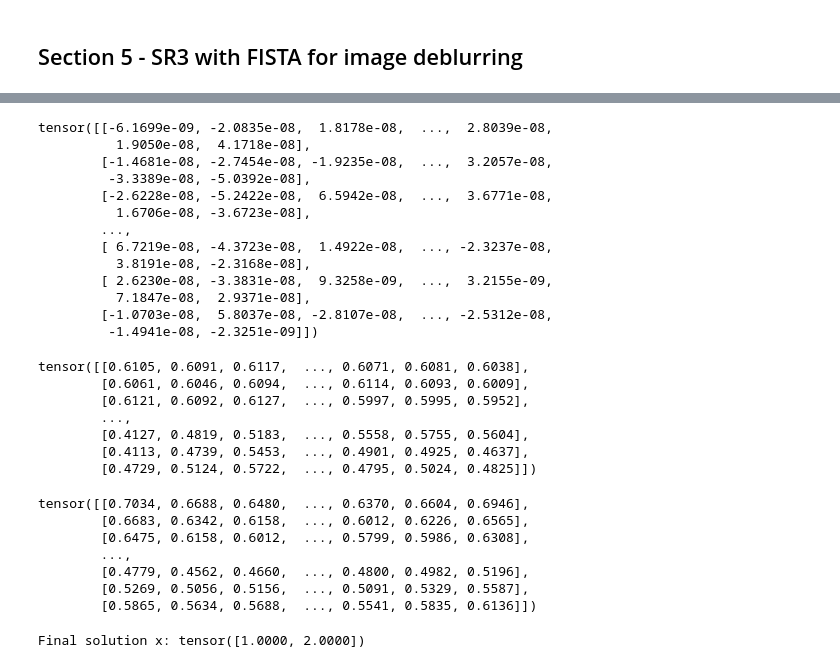
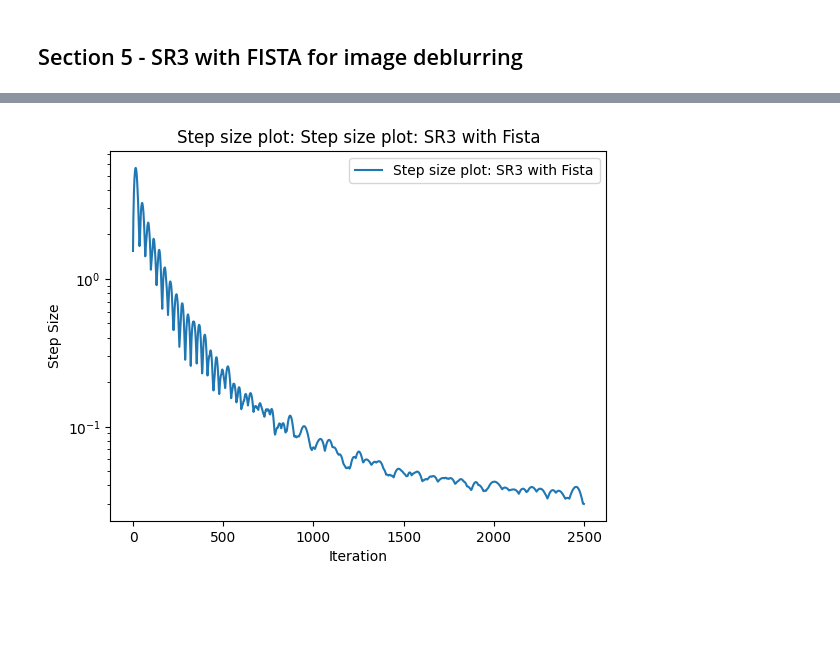
Before and after one commit to abjohnson117/Image-Deblur-SR3, a Jupyter notebook: sr3_attempts.ipynb, the cells around one changed output, grey strips where cells are left out. Saved outputs shown, nothing was run; the diff lists cells and outputs as text; code cells hidden in the pictures; blank space fills up the shorter version.

```diff
--- a/sr3_attempts.ipynb
+++ b/sr3_attempts.ipynb
@@ -427,36 +435,0 @@ FISTA_plot(w,m,"Deblurred image: SR3")
-# %%
-w.view(m,m)
-# %% [output]
-tensor([[-6.1699e-09, -2.0835e-08,  1.8178e-08,  ...,  2.8039e-08,
-          1.9050e-08,  4.1718e-08],
-        [-1.4681e-08, -2.7454e-08, -1.9235e-08,  ...,  3.2057e-08,
-         -3.3389e-08, -5.0392e-08],
-        [-2.6228e-08, -5.2422e-08,  6.5942e-08,  ...,  3.6771e-08,
-          1.6706e-08, -3.6723e-08],
-        ...,
-        [ 6.7219e-08, -4.3723e-08,  1.4922e-08,  ..., -2.3237e-08,
-          3.8191e-08, -2.3168e-08],
-        [ 2.6230e-08, -3.3831e-08,  9.3258e-09,  ...,  3.2155e-09,
-          7.1847e-08,  2.9371e-08],
-        [-1.0703e-08,  5.8037e-08, -2.8107e-08,  ..., -2.5312e-08,
-         -1.4941e-08, -2.3251e-09]])
-# %%
-y.view(m,m)
-# %% [output]
-tensor([[0.6105, 0.6091, 0.6117,  ..., 0.6071, 0.6081, 0.6038],
-        [0.6061, 0.6046, 0.6094,  ..., 0.6114, 0.6093, 0.6009],
-        [0.6121, 0.6092, 0.6127,  ..., 0.5997, 0.5995, 0.5952],
-        ...,
-        [0.4127, 0.4819, 0.5183,  ..., 0.5558, 0.5755, 0.5604],
-        [0.4113, 0.4739, 0.5453,  ..., 0.4901, 0.4925, 0.4637],
-        [0.4729, 0.5124, 0.5722,  ..., 0.4795, 0.5024, 0.4825]])
-# %%
-y_PG.view(m,m)
-# %% [output]
-tensor([[0.7034, 0.6688, 0.6480,  ..., 0.6370, 0.6604, 0.6946],
-        [0.6683, 0.6342, 0.6158,  ..., 0.6012, 0.6226, 0.6565],
-        [0.6475, 0.6158, 0.6012,  ..., 0.5799, 0.5986, 0.6308],
-        ...,
-        [0.4779, 0.4562, 0.4660,  ..., 0.4800, 0.4982, 0.5196],
-        [0.5269, 0.5056, 0.5156,  ..., 0.5091, 0.5329, 0.5587],
-        [0.5865, 0.5634, 0.5688,  ..., 0.5541, 0.5835, 0.6136]])
@@ -478,32 +436,4 @@ def conj_grad(op, x, b, it_num, kap):
-# %%
-import torch
-
-def conjgrad(op, b, x, kap):
-    r = b - op(x,kap)
-    p = r
-    rsold = torch.dot(r, r)  # Calculate dot product for rsold
-
-    for i in range(len(b)):
-        Ap = op(p,kap)
-        alpha = rsold / torch.dot(p, Ap)  # Calculate dot product for alpha
-        x = x + alpha * p
-        r = r - alpha * Ap
-        rsnew = torch.dot(r, r)  # Calculate dot product for rsnew
-
-        if torch.sqrt(rsnew) < 1e-10:
-            break
-
-        p = r + (rsnew / rsold) * p
-        rsold = rsnew
-
-    return x
-
-# Example usage
-A = torch.Tensor([[10, 5], [5, 3]])
-b = torch.Tensor([20, 11])
-x = torch.zeros(2)
-
-solution = conjgrad(A, b, x)
-print("Final solution x:", solution)
-# %% [output]
-Final solution x: tensor([1.0000, 2.0000])
+# %%
+step_size_plot(max_iter,step_list_SR3,"Step size plot: SR3 with Fista")
+# %% [output]
+[figure, added]
```
Also changed, not shown: parts of 8 cells of this notebook, 3 other files.
